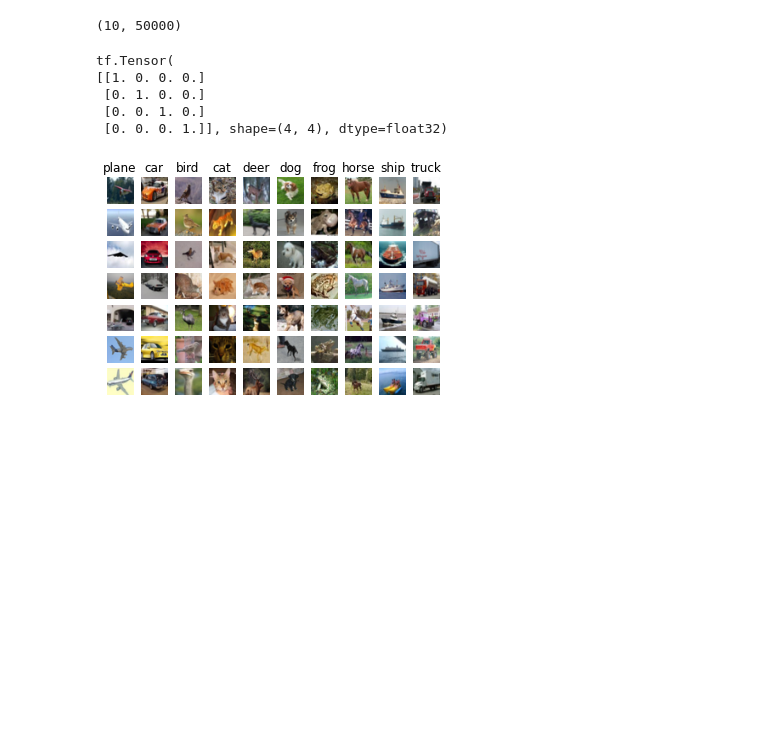
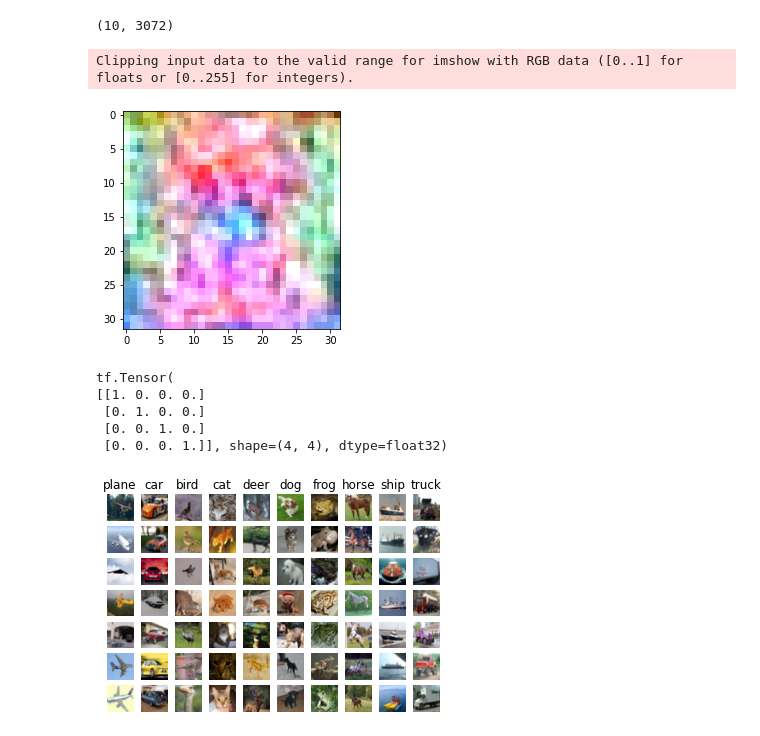
Before and after one commit to ransaraw98/cv_assignments, a Jupyter notebook: ASSIGNMENT_4/main.ipynb, the cells around one changed output. Cells and saved outputs as stored; diff of their text form; code cells hidden in the pictures; blank space fills up the shorter version.

```diff
--- a/ASSIGNMENT_4/main.ipynb
+++ b/ASSIGNMENT_4/main.ipynb
@@ -102,5 +99,0 @@ val_acc_history
-# %%
-w1.dot(x_train).shape
-y_train.shape
-# %% [output]
-(10, 50000)
@@ -113,3 +100,20 @@ def L_i(x,y,W):
+# %%
+w_0_copy = w_0
+w_0_copy = np.delete(w_0_copy,3072,axis=1)
+w_0_copy.shape
+# %% [output]
+(10, 3072)
+# %%
+img=[[],[],[],[],[],[],[],[],[],[]]
+for i in range(w_0.shape[0]):
+    img_i = w_0_copy[i,:]
+    img[i]= ((img_i-min(img_i))/max(img_i)).reshape(32,32,3)
+# %%
+plt.imshow(img[5],cmap=plt.cm.binary)
+plt.show()
+# %% [output]
+Clipping input data to the valid range for imshow with RGB data ([0..1] for floats or [0..255] for integers).
+[figure, added]
 # %%
 a = tf.keras.utils.to_categorical([0, 1, 2, 3], num_classes=4)
 a = tf.constant(a, shape=[4, 4])
```
Also changed, not shown: parts of 4 cells of this notebook.
